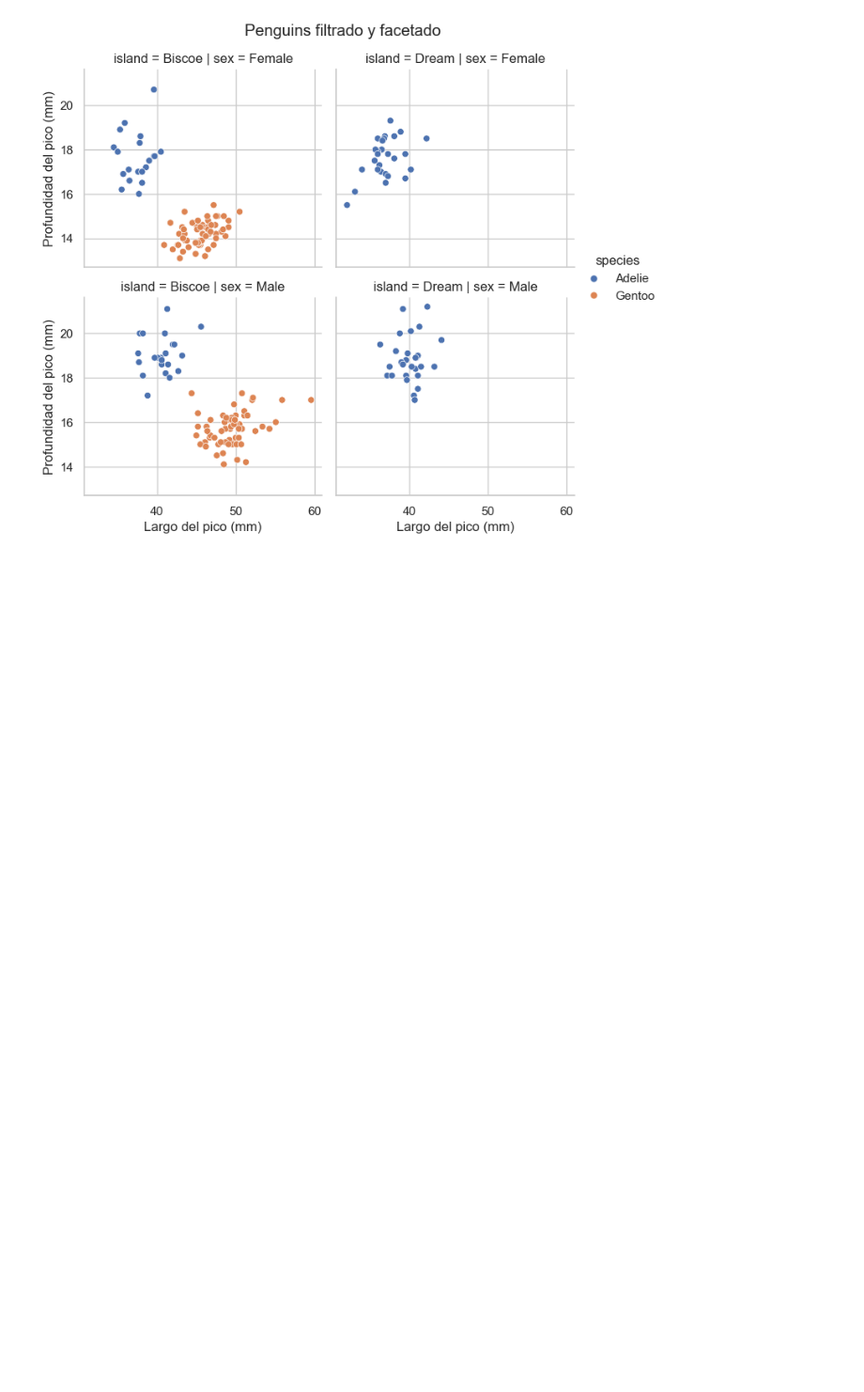
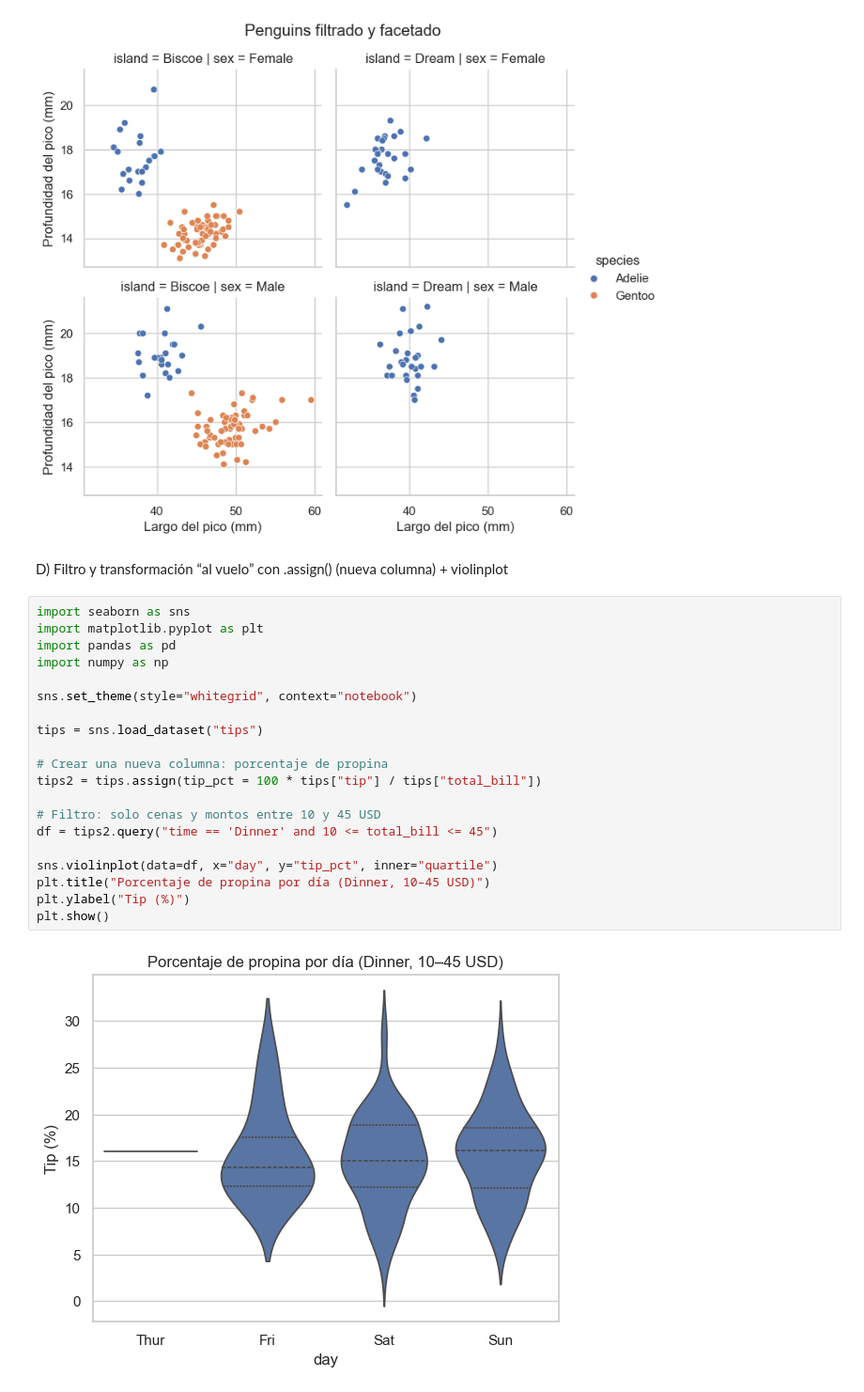
Before and after one commit to wilson-j-insaurralde/Seaborn, a Jupyter notebook: teoria/008_Integración con Pandas.ipynb, the cells around one changed output. Shown at 94% size. Drawn from its saved outputs; the diff is of its cells as text; blank space fills up the shorter version.

```diff
--- a/teoria/008_Integración con Pandas.ipynb
+++ b/teoria/008_Integración con Pandas.ipynb
@@ -168,3 +168,27 @@ g.figure.suptitle("Penguins filtrado y facetado", y=1.03)
 plt.show()
 # %% [output]
 [figure]
+# %% [markdown]
+D) Filtro y transformación “al vuelo” con .assign() (nueva columna) + violinplot
+# %%
+import seaborn as sns
+import matplotlib.pyplot as plt
+import pandas as pd
+import numpy as np
+
+sns.set_theme(style="whitegrid", context="notebook")
+
+tips = sns.load_dataset("tips")
+
+# Crear una nueva columna: porcentaje de propina
+tips2 = tips.assign(tip_pct = 100 * tips["tip"] / tips["total_bill"])
+
+# Filtro: solo cenas y montos entre 10 y 45 USD
+df = tips2.query("time == 'Dinner' and 10 <= total_bill <= 45")
+
+sns.violinplot(data=df, x="day", y="tip_pct", inner="quartile")
+plt.title("Porcentaje de propina por día (Dinner, 10–45 USD)")
+plt.ylabel("Tip (%)")
+plt.show()
+# %% [output]
+[figure, added]
```
Also changed, not shown: parts of 2 cells of this notebook.
